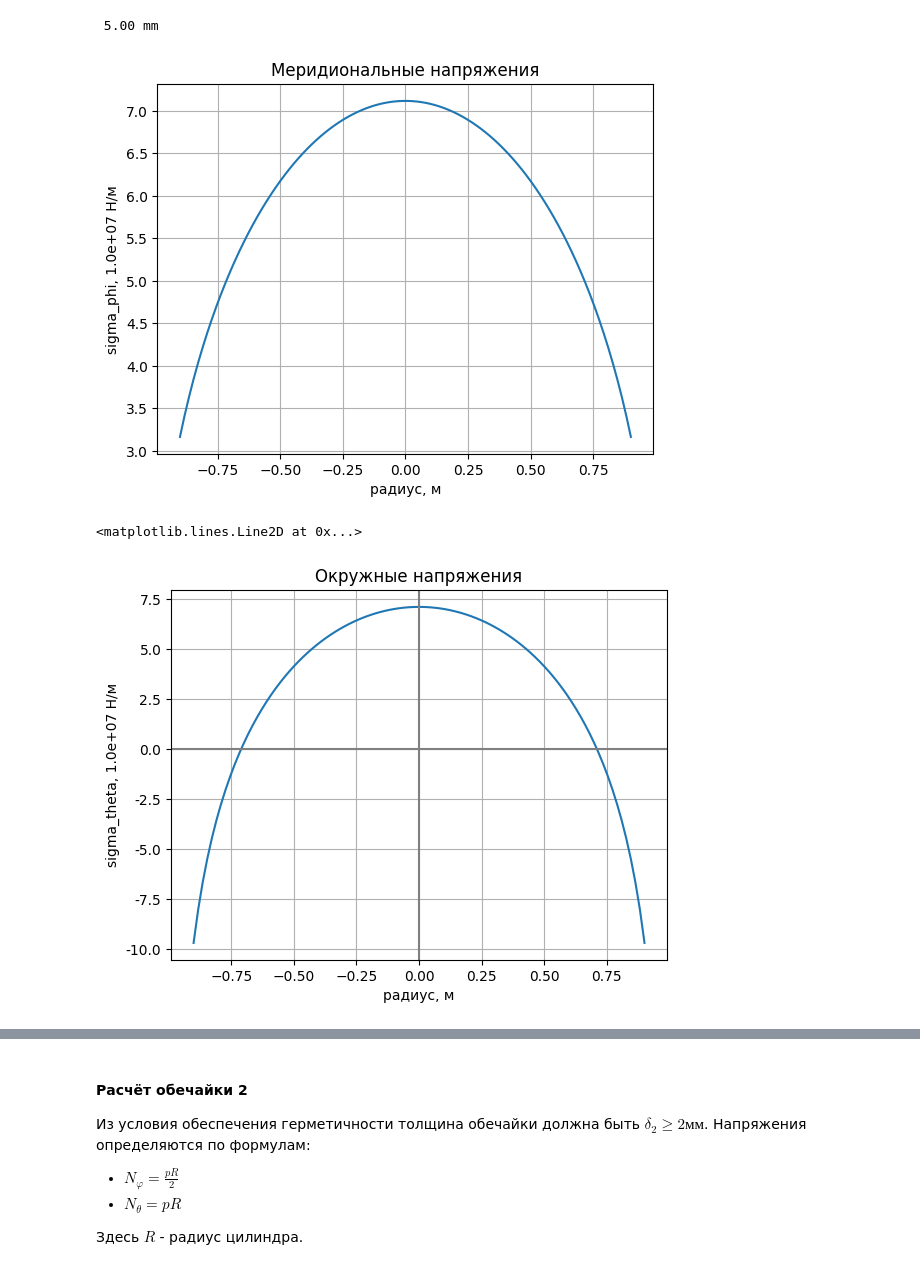
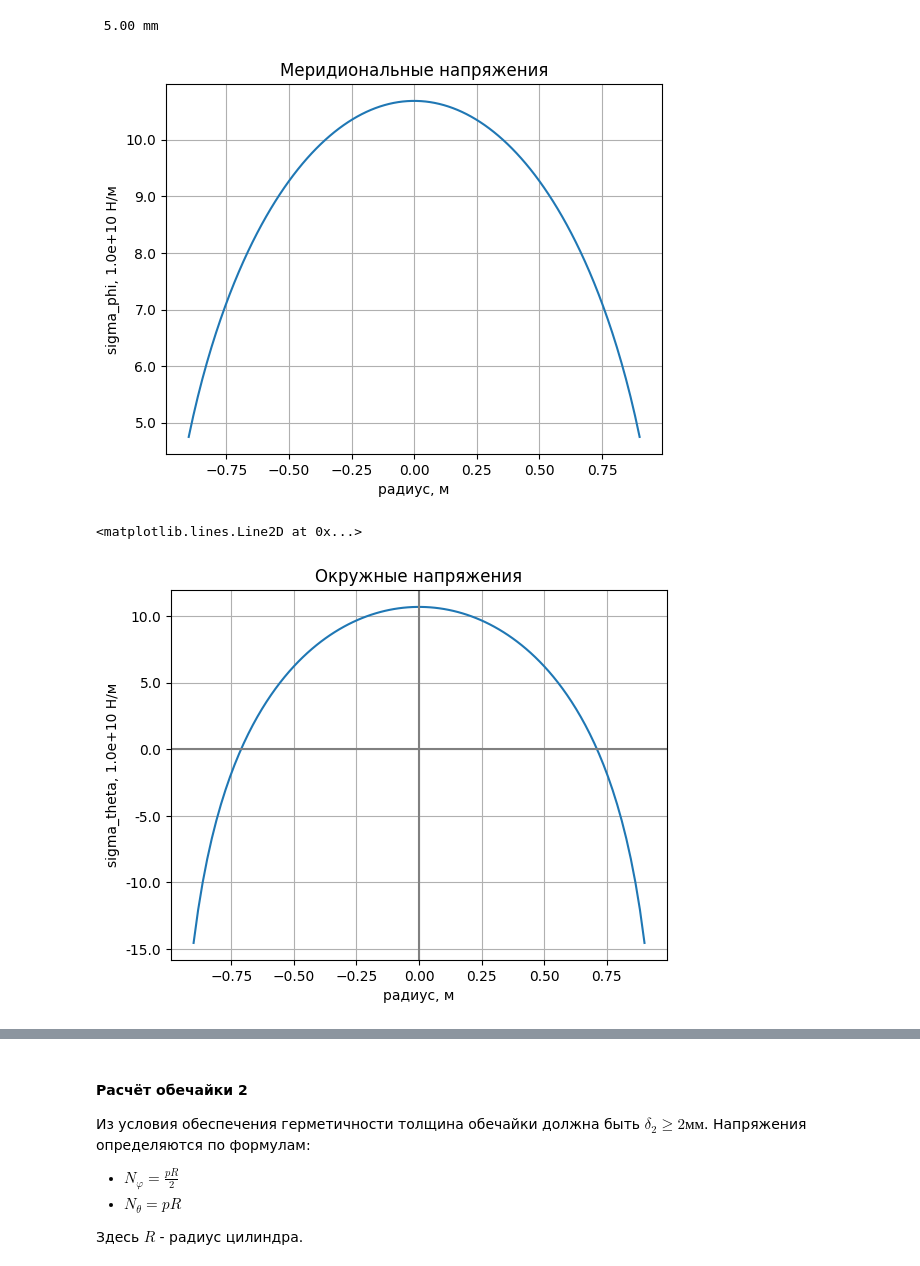
Before and after one commit to maleksjuk/MAI, a Jupyter notebook: 4course_8semester_2023/UIRS/solution.ipynb, the cells around one changed output, grey strips where cells are left out. Saved outputs shown, nothing was run; the diff lists cells and outputs as text; code cells hidden in the pictures.

```diff
--- a/4course_8semester_2023/UIRS/solution.ipynb
+++ b/4course_8semester_2023/UIRS/solution.ipynb
@@ -444,6 +444,9 @@ LineLoadMeridional = lambda P, r, a, b: P / (2 * b) * np.sqrt(r**2 * (b**2 - a**
 LineLoadTangential = lambda P, r, a, b: P / (2 * b) * (2 * r**2 * (b**2 - a**2) + a**4) / np.sqrt(r**2 * (b**2 - a**2) + a**4)	# Pa / m = N / m^3
 PCritical = lambda E, delta, a, b: 0.3 * E * delta**2 / (a**2 - 2 * b**2)
 SigmaB = lambda line_load, delta: line_load / delta
+# %%
+SigmaPhi = lambda P, r, a, b, depth: LineLoadMeridional(P, r, a, b) / depth + 6 * LineLoadMeridional(P, r, a, b) / depth**2
+SigmaTheta = lambda P, r, a, b, depth: LineLoadTangential(P, r, a, b) / depth + 6 * LineLoadTangential(P, r, a, b) / depth**2
 # %%
 semiaxis_a = Block.radius
 semiaxis_b = Block.top_height
@@ -537,12 +540,14 @@ print(f'{depth_sv * 10**3:5.2f} mm')
 # %%
 x = np.linspace(-Block.radius, Block.radius, 100)
 
-sigma_b_meridional = []
-sigma_b_tangential = []
-
-for i in x:
-    sigma_b_meridional.append(SigmaB(LineLoadMeridional(p_design, i, semiaxis_a, semiaxis_b), depth1))
-    sigma_b_tangential.append(SigmaB(LineLoadTangential(p_design, i, semiaxis_a, semiaxis_b), depth1))
+# sigma_b_meridional = []
+# sigma_b_tangential = []
+# for i in x:
+    # sigma_b_meridional.append(SigmaB(LineLoadMeridional(p_design, i, semiaxis_a, semiaxis_b), depth1))
+    # sigma_b_tangential.append(SigmaB(LineLoadTangential(p_design, i, semiaxis_a, semiaxis_b), depth1))
+# %%
+sigma_phi = [SigmaPhi(p_design, i, semiaxis_a, semiaxis_b, depth1) for i in x]
+sigma_theta = [SigmaTheta(p_design, i, semiaxis_a, semiaxis_b, depth1) for i in x]
 # %%
 def draw_my_plot(x: list, y: list,
                  xscale: int = None, yscale: int = None,
@@ -591,14 +596,14 @@ def draw_my_plot(x: list, y: list,
         ax.legend()
     ax.grid()
 # %%
-draw_my_plot(x, sigma_b_meridional, title='Меридиональные напряжения', xlabel='радиус', xdim='м', ylabel='sigma_phi', ydim='Н/м', yscale=1e7)
+draw_my_plot(x, sigma_phi, title='Меридиональные напряжения', xlabel='радиус', xdim='м', ylabel='sigma_phi', ydim='Н/м', yscale=1e10)
 # %% [output]
-[figure, old version]
+[figure, new version]
 # %%
-draw_my_plot(x, sigma_b_tangential, title='Окружные напряжения', xlabel='радиус', xdim='м', ylabel='sigma_theta', ydim='Н/м', yscale=1e7)
+draw_my_plot(x, sigma_theta, title='Окружные напряжения', xlabel='радиус', xdim='м', ylabel='sigma_theta', ydim='Н/м', yscale=1e10)
 plt.axhline(0, color='gray')
 plt.axvline(0, color='gray')
 # %% [output]
 <matplotlib.lines.Line2D at 0x...>
-[figure, old version]
+[figure, new version]
 # %%
```
Also changed, not shown: parts of 21 cells of this notebook.
